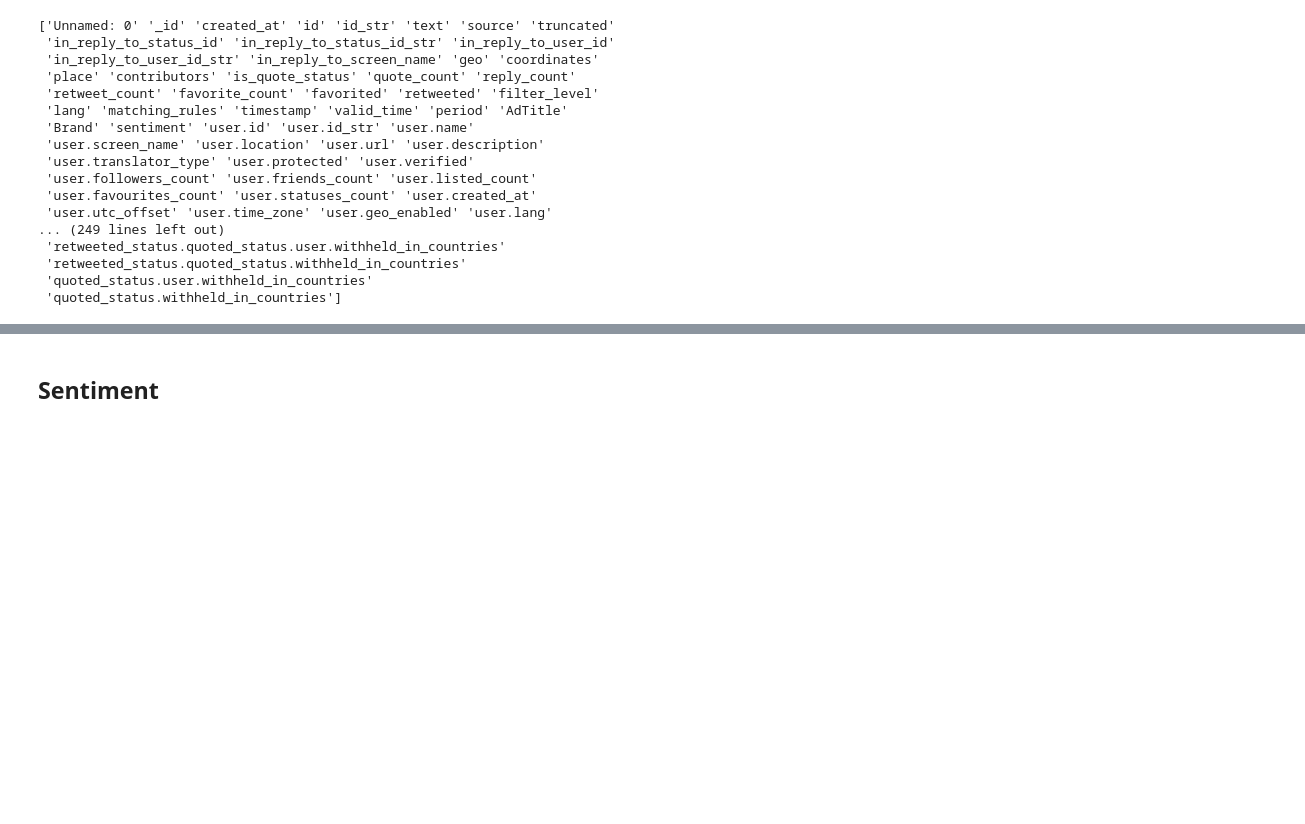
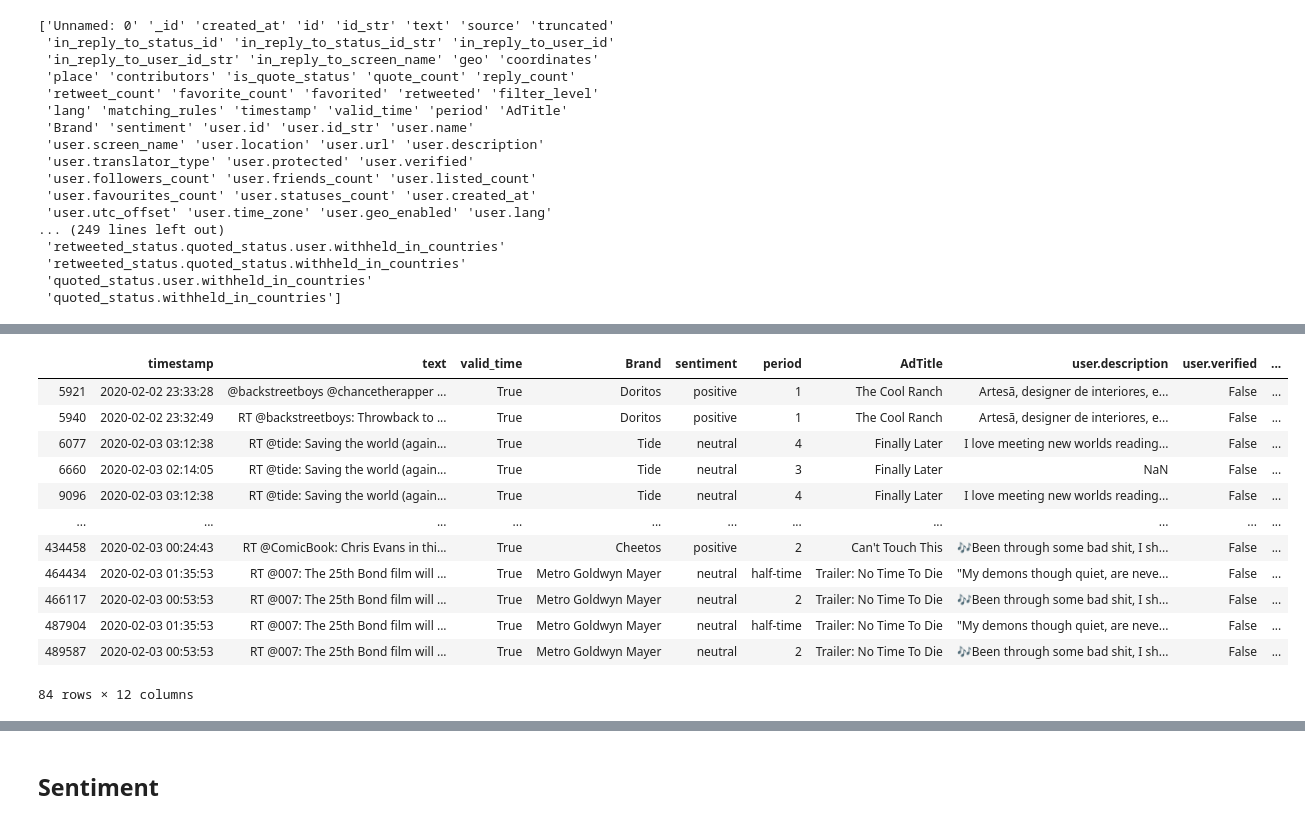
Before and after one commit to dsjoench/2020_Twitter_Analytics, a Jupyter notebook: 2020 Twitter Analytics.ipynb, the cells around one changed output, grey strips where cells are left out. Saved outputs shown, nothing was run; the diff lists cells and outputs as text; code cells hidden in the pictures; blank space fills up the shorter version.

```diff
--- a/2020 Twitter Analytics.ipynb
+++ b/2020 Twitter Analytics.ipynb
@@ -98,0 +124,16 @@ Name: sentiment, dtype: int64
+# %%
+Tweet[Tweet['user.location']=='Brazil']
+# %% [output]
+|  | timestamp | text | valid_time | Brand | sentiment | period | AdTitle | user.description | user.verified | ... |
+| 5921 | 2020-02-02 23:33:28 | @backstreetboys @chancetherapper ... | True | Doritos | positive | 1 | The Cool Ranch | Artesã, designer de interiores, e... | False | ... |
+| 5940 | 2020-02-02 23:32:49 | RT @backstreetboys: Throwback to ... | True | Doritos | positive | 1 | The Cool Ranch | Artesã, designer de interiores, e... | False | ... |
+| 6077 | 2020-02-03 03:12:38 | RT @tide: Saving the world (again... | True | Tide | neutral | 4 | Finally Later | I love meeting new worlds reading... | False | ... |
+| 6660 | 2020-02-03 02:14:05 | RT @tide: Saving the world (again... | True | Tide | neutral | 3 | Finally Later | NaN | False | ... |
+| 9096 | 2020-02-03 03:12:38 | RT @tide: Saving the world (again... | True | Tide | neutral | 4 | Finally Later | I love meeting new worlds reading... | False | ... |
+| ... | ... | ... | ... | ... | ... | ... | ... | ... | ... | ... |
+| 434458 | 2020-02-03 00:24:43 | RT @ComicBook: Chris Evans in thi... | True | Cheetos | positive | 2 | Can't Touch This | 🎶Been through some bad shit, I sh... | False | ... |
+| 464434 | 2020-02-03 01:35:53 | RT @007: The 25th Bond film will ... | True | Metro Goldwyn Mayer | neutral | half-time | Trailer: No Time To Die | "My demons though quiet, are neve... | False | ... |
+| 466117 | 2020-02-03 00:53:53 | RT @007: The 25th Bond film will ... | True | Metro Goldwyn Mayer | neutral | 2 | Trailer: No Time To Die | 🎶Been through some bad shit, I sh... | False | ... |
+| 487904 | 2020-02-03 01:35:53 | RT @007: The 25th Bond film will ... | True | Metro Goldwyn Mayer | neutral | half-time | Trailer: No Time To Die | "My demons though quiet, are neve... | False | ... |
+| 489587 | 2020-02-03 00:53:53 | RT @007: The 25th Bond film will ... | True | Metro Goldwyn Mayer | neutral | 2 | Trailer: No Time To Die | 🎶Been through some bad shit, I sh... | False | ... |
+84 rows × 12 columns
```
Also changed, not shown: parts of 22 cells of this notebook.
